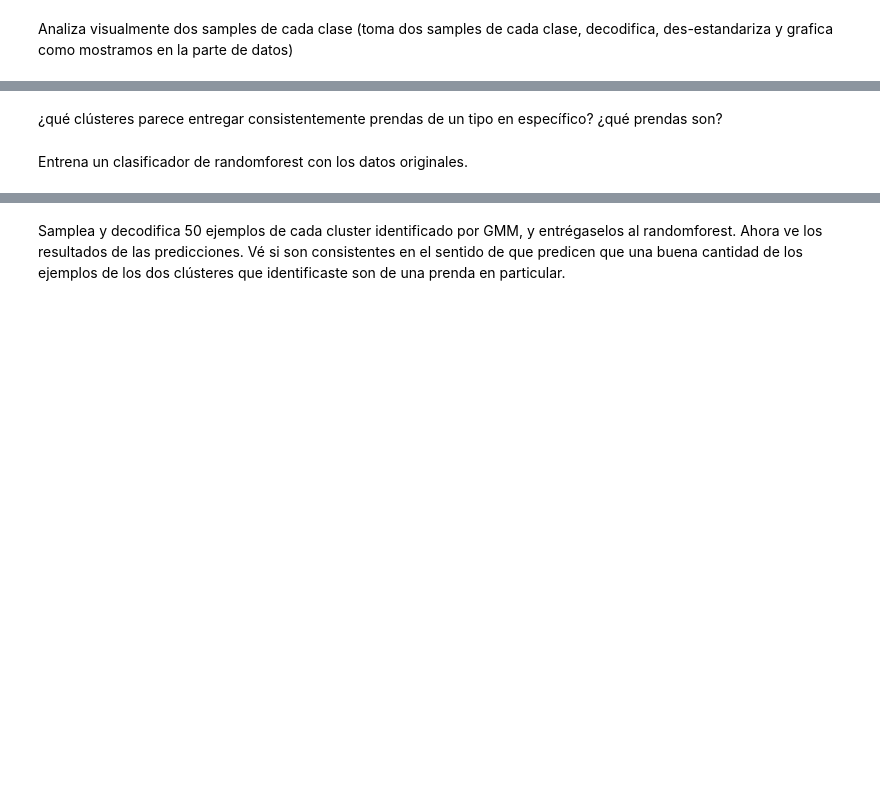
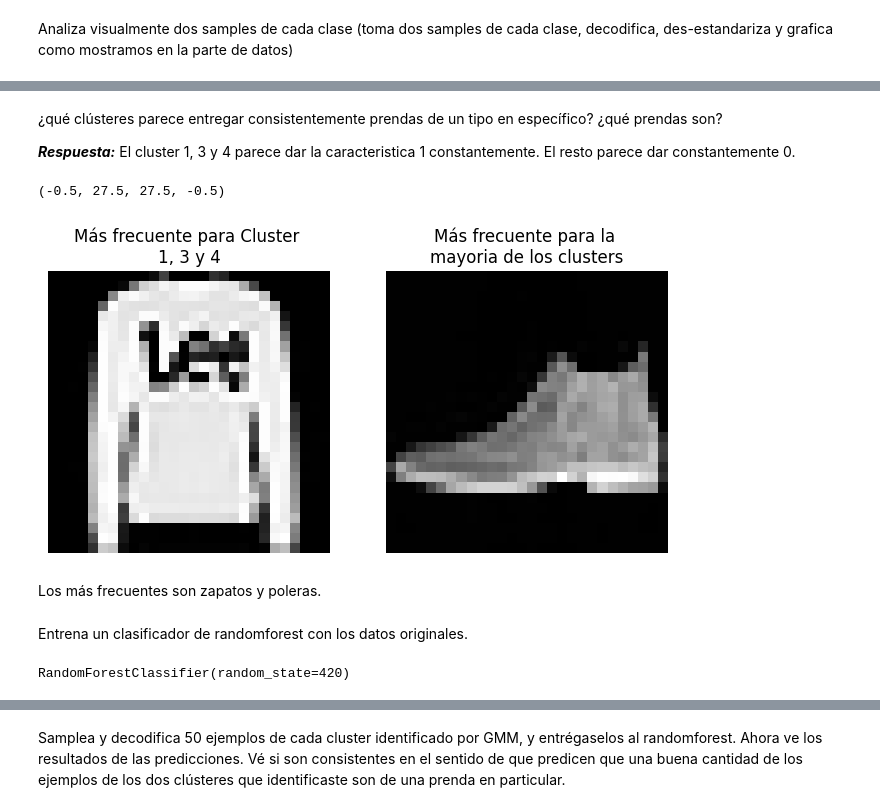
Before and after one commit to Fernanda-Bley/IIC2433, a Jupyter notebook: Tarea 4/Tarea4.ipynb, the cells around one changed output, grey strips where cells are left out. Drawn from its saved outputs; the diff is of its cells as text; code cells hidden in the pictures; blank space fills up the shorter version.

```diff
--- a/Tarea 4/Tarea4.ipynb
+++ b/Tarea 4/Tarea4.ipynb
@@ -257,4 +498,31 @@ Analiza visualmente la meda
 # %% [markdown]
 ¿qué clústeres parece entregar consistentemente prendas de un tipo en específico? ¿qué prendas son?
+
+***Respuesta:*** El cluster 1, 3 y 4 parece dar la caracteristica 1 constantemente. El resto parece dar constantemente 0.
+# %%
+fig, axs = plt.subplots(1, 2, figsize=(8, 4))
+
+axs[0].imshow(imagenes_desestandarizadas[1].reshape(28, 28), cmap='gray')
+axs[0].set_title('Más frecuente para Cluster \n1, 3 y 4')
+axs[0].axis('off')  # Opcional: oculta los ejes
+
+axs[1].imshow(imagenes_desestandarizadas[0].reshape(28, 28), cmap='gray')
+axs[1].set_title('Más frecuente para la \nmayoria de los clusters')
+axs[1].axis('off')  # Opcional: oculta los ejes
+# %% [output]
+(-0.5, 27.5, 27.5, -0.5)
+[figure, added]
+# %% [markdown]
+Los más frecuentes son zapatos y poleras.
 # %% [markdown]
 Entrena un clasificador de randomforest con los datos originales.
+# %%
+X_train, X_test, y_train, y_test = train_test_split(X_sample, y_sample, test_size=0.2, random_state=420)
+
+# Crear el clasificador Random Forest
+rf_clf = RandomForestClassifier(n_estimators=100, random_state=420)
+
+# Entrenar el clasificador
+rf_clf.fit(X_train, y_train)
+# %% [output]
+RandomForestClassifier(random_state=420)
```
Also changed, not shown: parts of 30 cells of this notebook, 1 other file.
